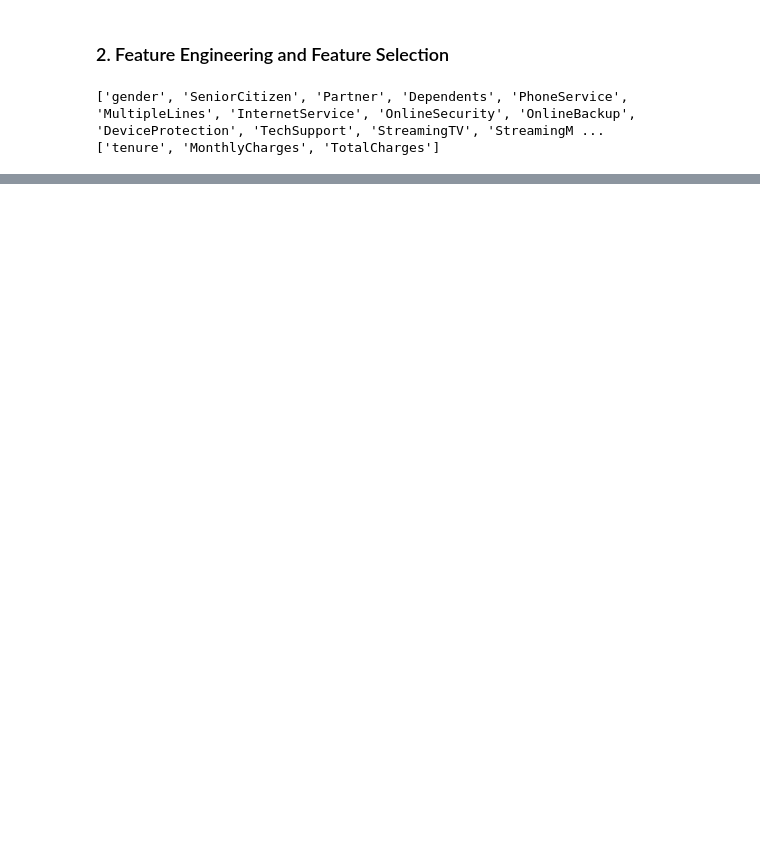
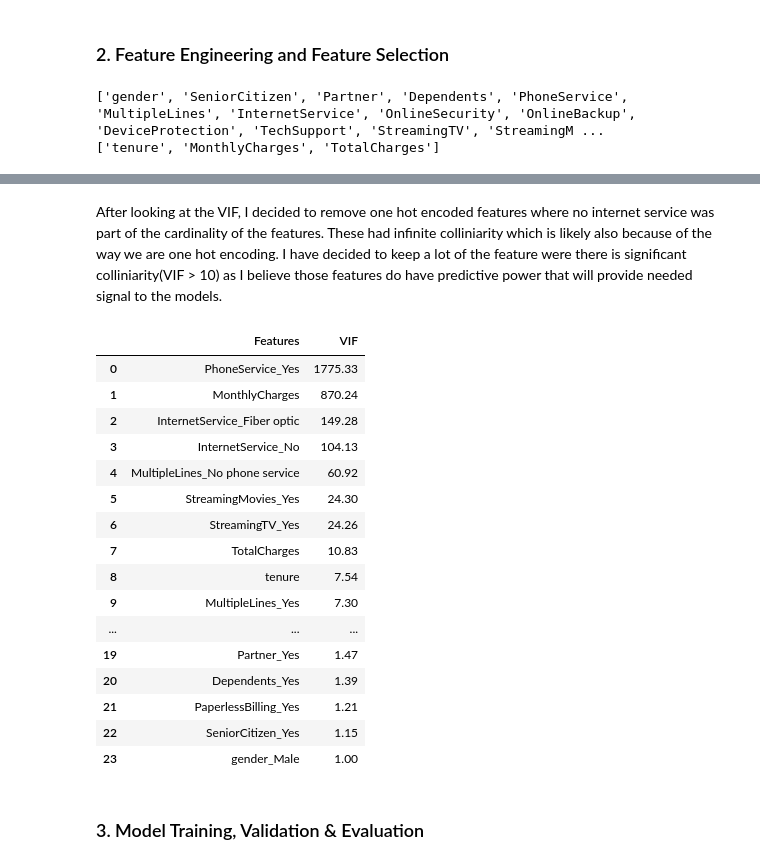
Before and after one commit to DaniyalM11/Telco-Customer-Churn, a Jupyter notebook: Research/Telco Customer Data ML Research.ipynb, the cells around one changed output, grey strips where cells are left out. Cells and saved outputs as stored; diff of their text form; code cells hidden in the pictures; blank space fills up the shorter version.

```diff
--- a/Research/Telco Customer Data ML Research.ipynb
+++ b/Research/Telco Customer Data ML Research.ipynb
@@ -618,0 +351,30 @@ AttributeError: 'super' object has no attribute '__sklearn_tags__'
+# %%
+vif_df = checkVIF(X_train_ohe).reset_index(drop=True)
+feature_list = [feature for feature, vif in zip(vif_df['Features'], vif_df['VIF']) if vif != float('inf')]
+X_train_ohe = X_train_ohe[feature_list + ['InternetService_No']]
+X_test_ohe = X_test_ohe[feature_list + ['InternetService_No']]
+# %% [markdown]
+After looking at the VIF, I decided to remove one hot encoded features where no internet service was part of the cardinality of the features. These had infinite colliniarity which is likely also because of the way we are one hot encoding. I have decided to keep a lot of the feature were there is significant colliniarity(VIF > 10) as I believe those features do have predictive power that will provide needed signal to the models.
+# %%
+#After removing multicollinear features check for multicollinearity
+checkVIF(X_train_ohe).reset_index(drop=True)
+# %% [output]
+|  | Features | VIF |
+| 0 | PhoneService_Yes | 1775.33 |
+| 1 | MonthlyCharges | 870.24 |
+| 2 | InternetService_Fiber optic | 149.28 |
+| 3 | InternetService_No | 104.13 |
+| 4 | MultipleLines_No phone service | 60.92 |
+| 5 | StreamingMovies_Yes | 24.30 |
+| 6 | StreamingTV_Yes | 24.26 |
+| 7 | TotalCharges | 10.83 |
+| 8 | tenure | 7.54 |
+| 9 | MultipleLines_Yes | 7.30 |
+| ... | ... | ... |
+| 19 | Partner_Yes | 1.47 |
+| 20 | Dependents_Yes | 1.39 |
+| 21 | PaperlessBilling_Yes | 1.21 |
+| 22 | SeniorCitizen_Yes | 1.15 |
+| 23 | gender_Male | 1.00 |
+# %% [markdown]
+### 3. Model Training, Validation & Evaluation
```
Also changed, not shown: parts of 19 cells of this notebook.
